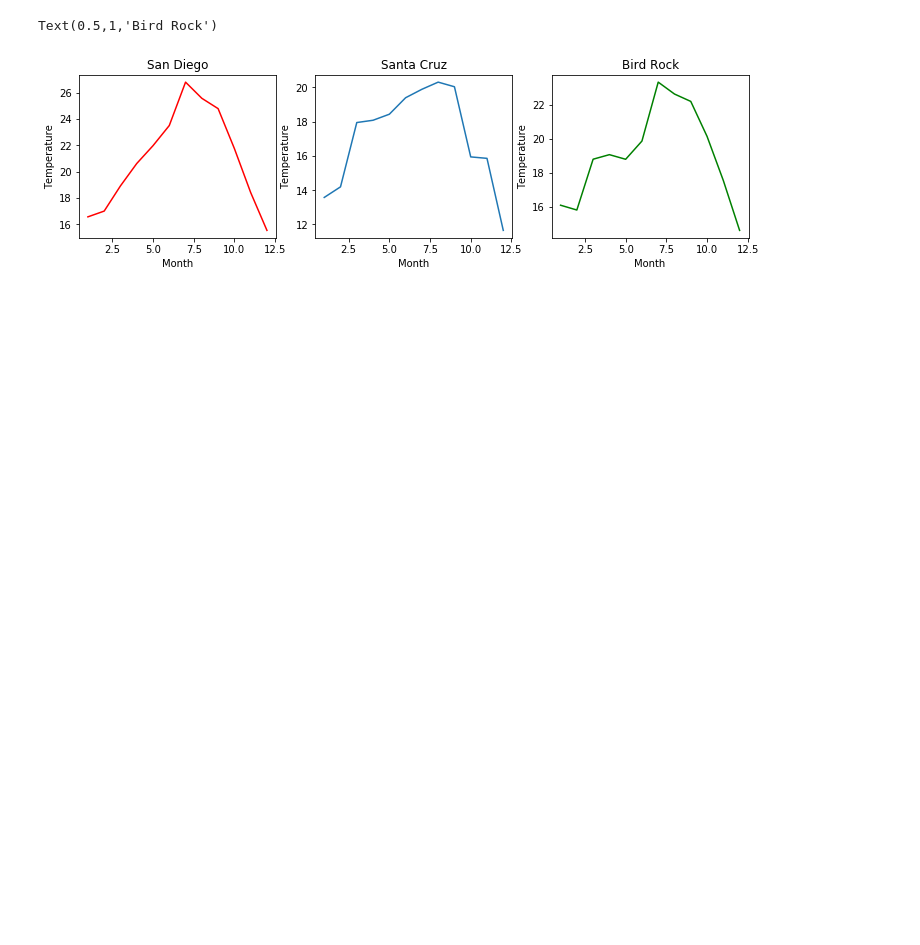
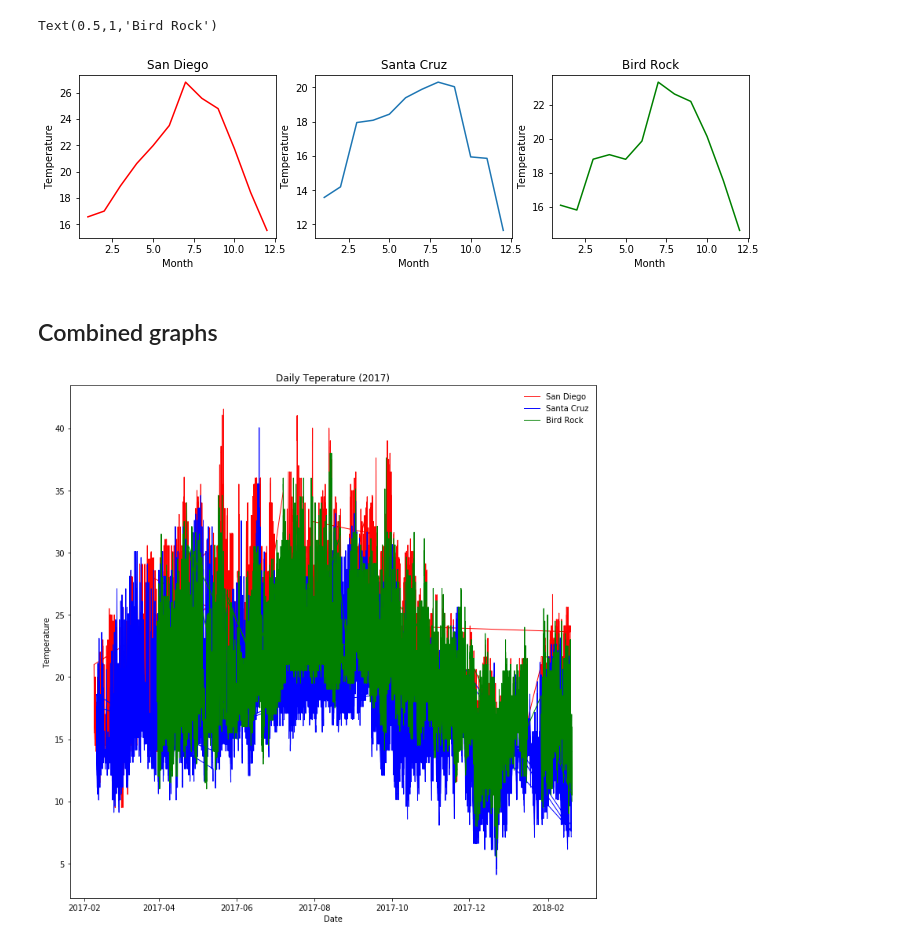
Before and after one commit to gbatzel/sio209_project, a Jupyter notebook: code/timeseries.ipynb, the cells around one changed output. Saved outputs shown, nothing was run; the diff lists cells and outputs as text; code cells hidden in the pictures; blank space fills up the shorter version.

```diff
--- a/code/timeseries.ipynb
+++ b/code/timeseries.ipynb
@@ -201,3 +99,17 @@ Text(0.5,1,'Bird Rock')
 [figure]
 # %%
 fig.savefig('../data/figures/side_by_side.png', dpi=300)
+# %% [markdown]
+## Combined graphs
+# %%
+fig, ax = plt.subplots(figsize=(12,12))
+
+ax.plot(df['Date'], df['Temp'], 'r', lw=1, label="San Diego")
+ax.plot(df2['Date'], df2['Temp'], 'b', lw=1, label="Santa Cruz")
+ax.plot(df3['Date'], df3['Temp'], 'g', lw=1, label="Bird Rock")
+ax.legend(loc=1, frameon=False); # upper left corner, no frame
+ax.set_xlabel('Date')
+ax.set_ylabel('Temperature')
+ax.set_title('Daily Teperature (2017)');
+# %% [output]
+[figure, added]
```
Also changed, not shown: parts of 20 cells of this notebook, 3 other files.
